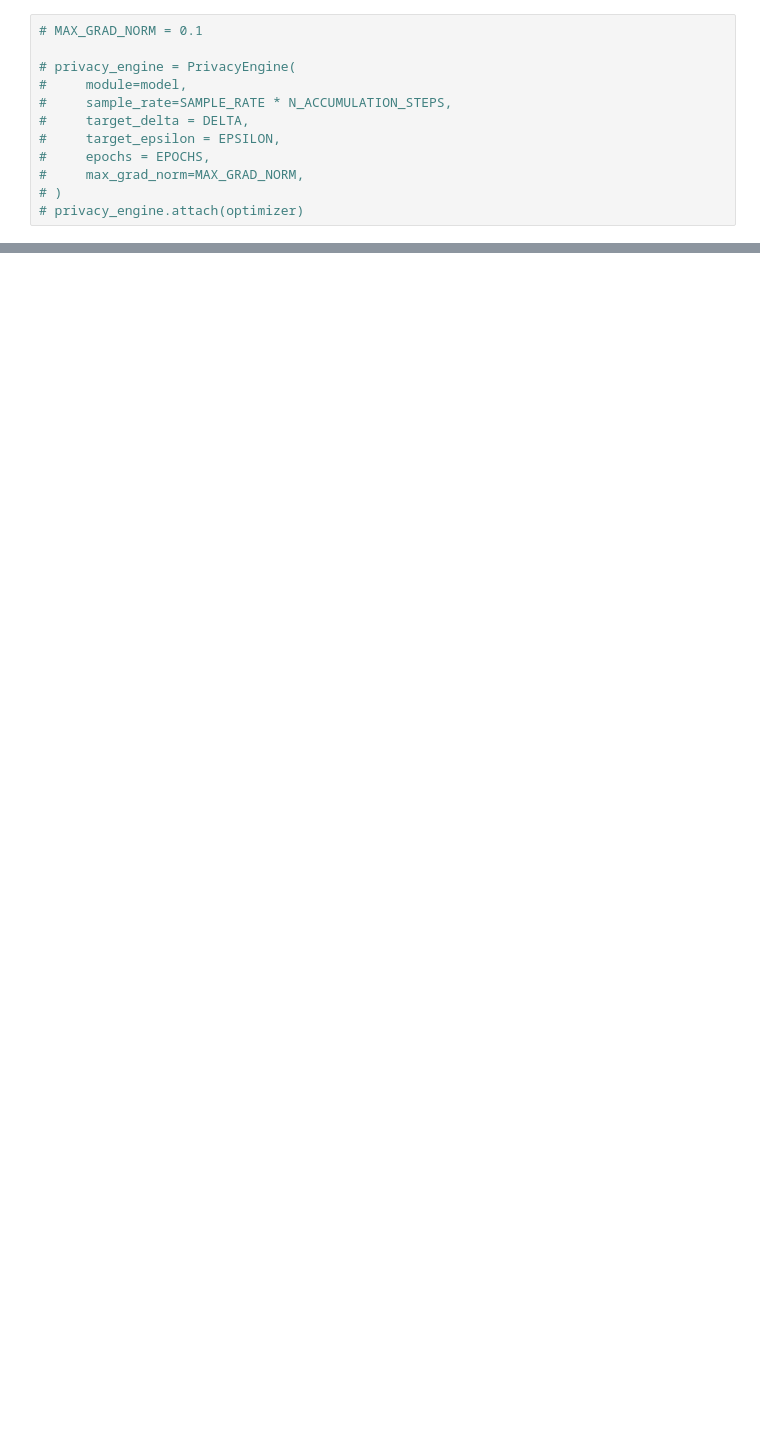
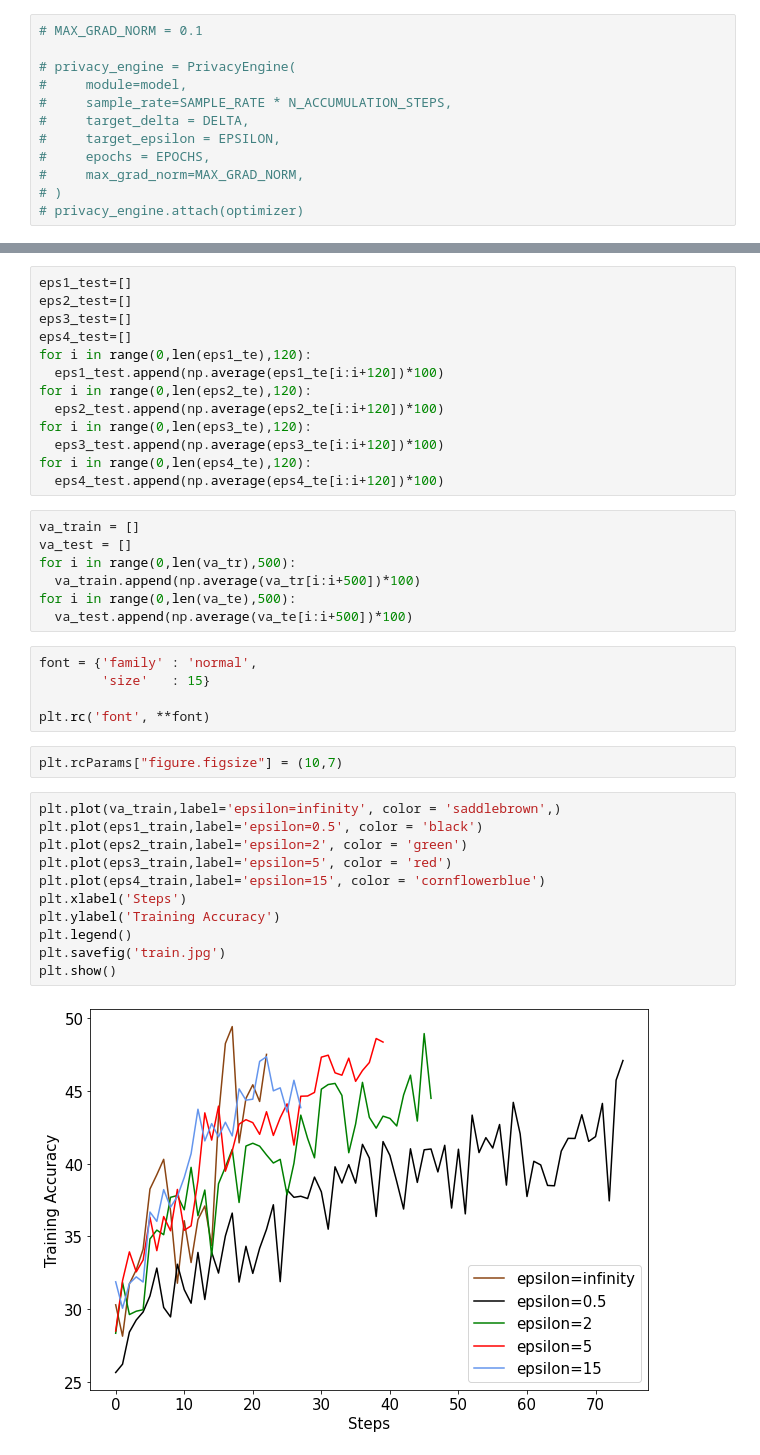
Before and after one commit to harshitadd/DP-Carbon-Footprint, a Jupyter notebook: BERTNewsClassificationDP.ipynb, the cells around one changed output, grey strips where cells are left out. Cells and saved outputs as stored; diff of their text form; blank space fills up the shorter version.

```diff
--- a/BERTNewsClassificationDP.ipynb
+++ b/BERTNewsClassificationDP.ipynb
@@ -315,0 +394,40 @@ Epoch: 20 | Step: 1000 | Train loss: 24.430 | Eval loss: 14.808 | Eval accuracy:
+# %%
+eps1_test=[]
+eps2_test=[]
+eps3_test=[]
+eps4_test=[]
+for i in range(0,len(eps1_te),120):
+  eps1_test.append(np.average(eps1_te[i:i+120])*100)
+for i in range(0,len(eps2_te),120):
+  eps2_test.append(np.average(eps2_te[i:i+120])*100)
+for i in range(0,len(eps3_te),120):
+  eps3_test.append(np.average(eps3_te[i:i+120])*100)
+for i in range(0,len(eps4_te),120):
+  eps4_test.append(np.average(eps4_te[i:i+120])*100)
+# %%
+va_train = []
+va_test = []
+for i in range(0,len(va_tr),500):
+  va_train.append(np.average(va_tr[i:i+500])*100)
+for i in range(0,len(va_te),500):
+  va_test.append(np.average(va_te[i:i+500])*100)
+# %%
+font = {'family' : 'normal',
+        'size'   : 15}
+
+plt.rc('font', **font)
+# %%
+plt.rcParams["figure.figsize"] = (10,7)
+# %%
+plt.plot(va_train,label='epsilon=infinity', color = 'saddlebrown',)
+plt.plot(eps1_train,label='epsilon=0.5', color = 'black')
+plt.plot(eps2_train,label='epsilon=2', color = 'green')
+plt.plot(eps3_train,label='epsilon=5', color = 'red')
+plt.plot(eps4_train,label='epsilon=15', color = 'cornflowerblue')
+plt.xlabel('Steps')
+plt.ylabel('Training Accuracy')
+plt.legend()
+plt.savefig('train.jpg')
+plt.show()
+# %% [output]
+[figure, added]
```
Also changed, not shown: parts of 18 cells of this notebook.
